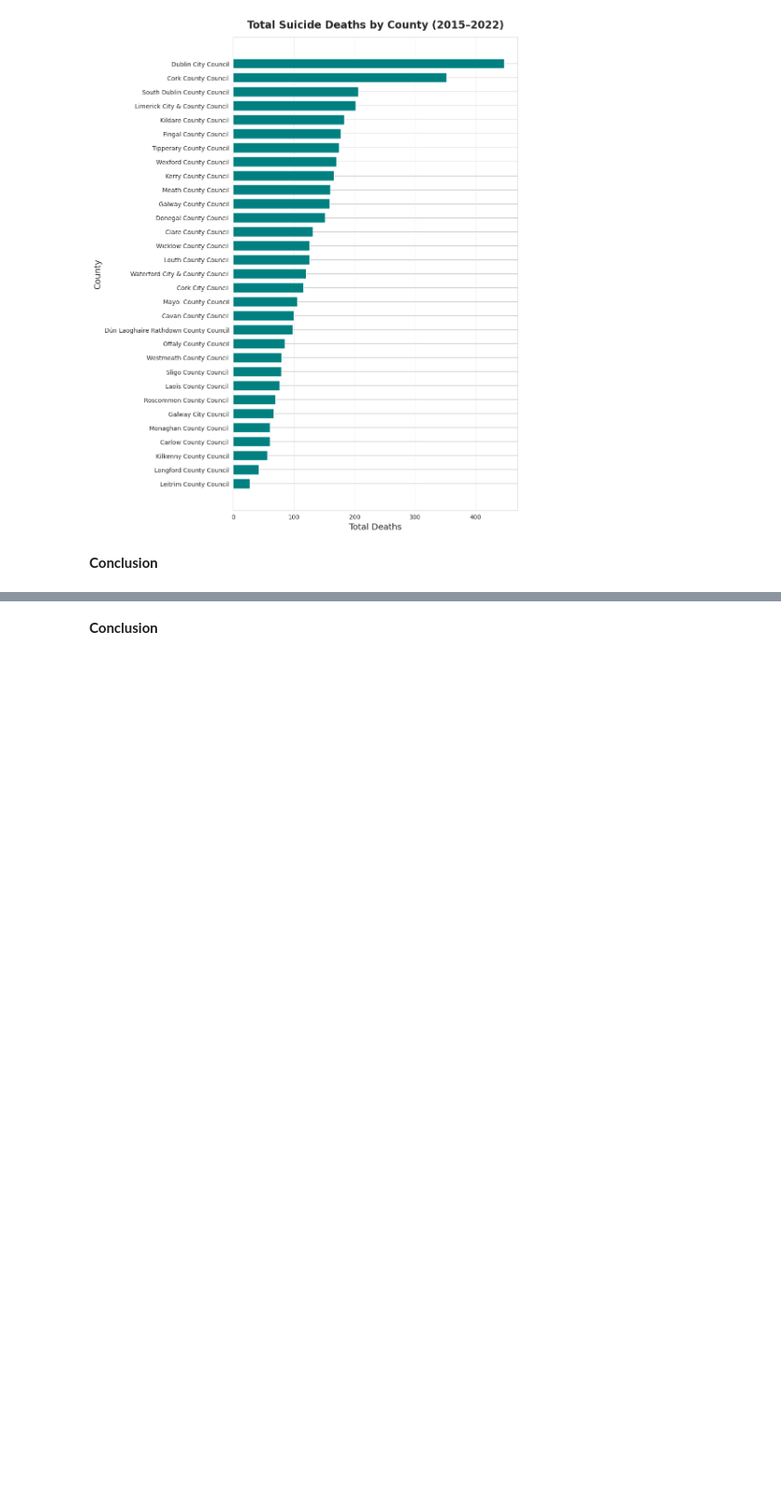
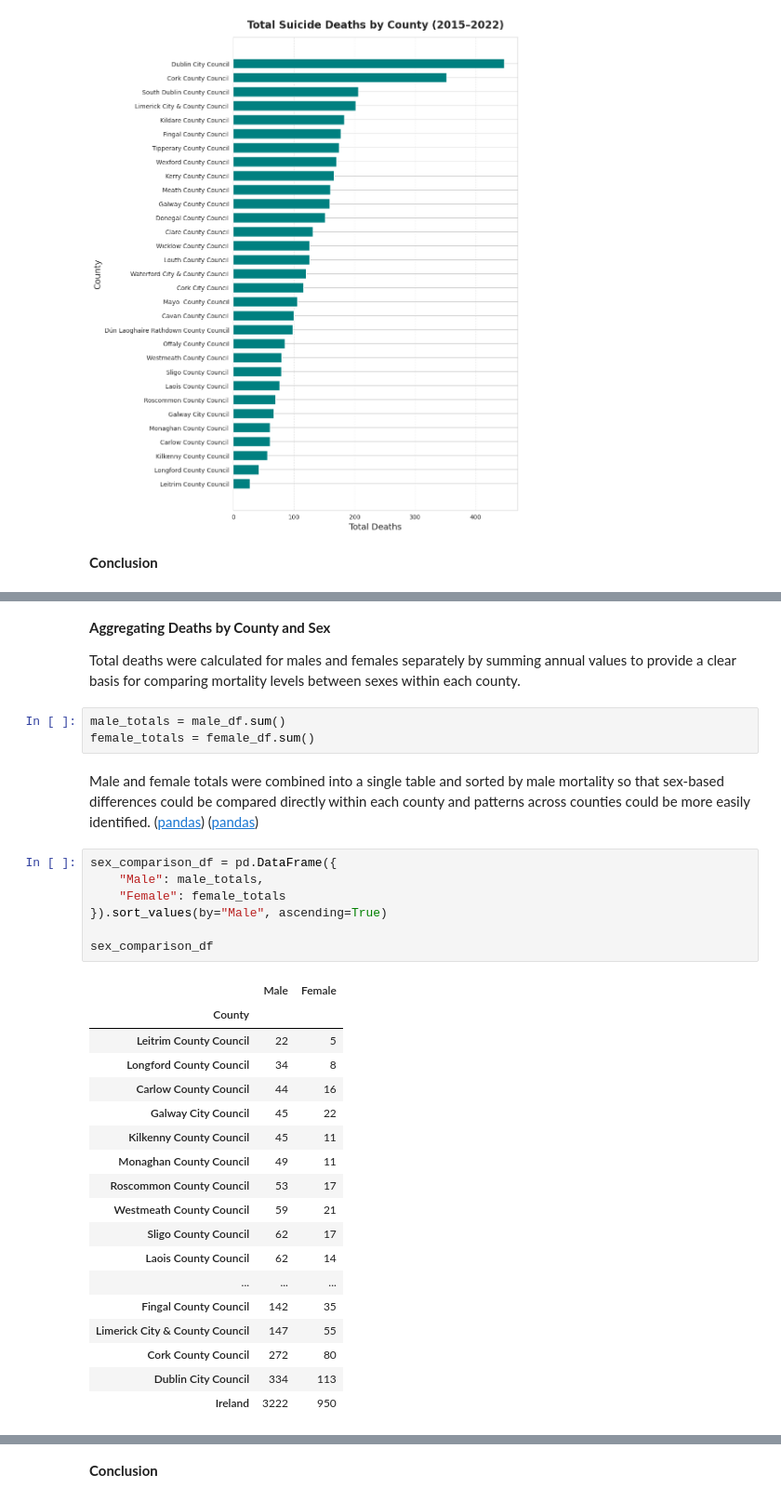
Before and after one commit to NibnabCodes/pfda_project, a Jupyter notebook: analysis.ipynb, the cells around one changed output, grey strips where cells are left out. Shown at 93% size. Drawn from its saved outputs; the diff is of its cells as text; blank space fills up the shorter version.

```diff
--- a/analysis.ipynb
+++ b/analysis.ipynb
@@ -1475,0 +1496,35 @@ Assess whether sex-based differences are consistent across counties.
+# %% [markdown]
+**Aggregating Deaths by County and Sex**
+
+Total deaths were calculated for males and females separately by summing annual values to provide a clear basis for comparing mortality levels between sexes within each county.
+# %%
+male_totals = male_df.sum()
+female_totals = female_df.sum()
+# %% [markdown]
+Male and female totals were combined into a single table and sorted by male mortality so that sex-based differences could be compared directly within each county and patterns across counties could be more easily identified. ([pandas](https://pandas.pydata.org/docs/reference/api/pandas.DataFrame.html])) ([pandas](https://pandas.pydata.org/docs/reference/api/pandas.DataFrame.sort_values.html))
+# %%
+sex_comparison_df = pd.DataFrame({
+    "Male": male_totals,
+    "Female": female_totals
+}).sort_values(by="Male", ascending=True)
+
+sex_comparison_df
+# %% [output]
+|  | Male | Female |
+| County |  |  |
+| Leitrim County Council | 22 | 5 |
+| Longford County Council | 34 | 8 |
+| Carlow County Council | 44 | 16 |
+| Galway City Council | 45 | 22 |
+| Kilkenny County Council | 45 | 11 |
+| Monaghan County Council | 49 | 11 |
+| Roscommon County Council | 53 | 17 |
+| Westmeath County Council | 59 | 21 |
+| Sligo County Council | 62 | 17 |
+| Laois County Council | 62 | 14 |
+| ... | ... | ... |
+| Fingal County Council | 142 | 35 |
+| Limerick City & County Council | 147 | 55 |
+| Cork County Council | 272 | 80 |
+| Dublin City Council | 334 | 113 |
+| Ireland | 3222 | 950 |
```
Also changed, not shown: parts of 8 cells of this notebook, 3 other files.
